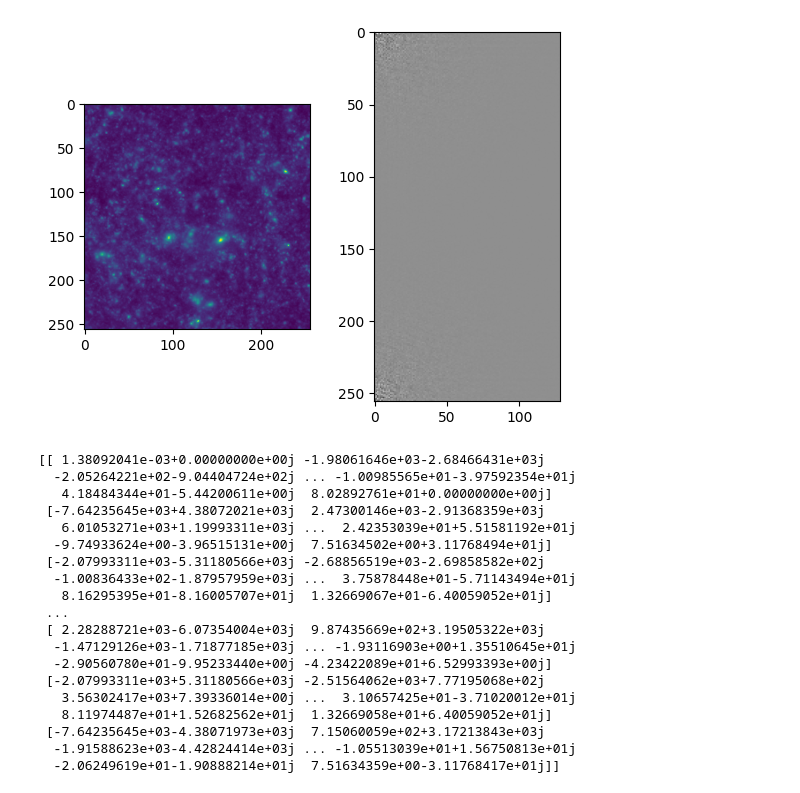
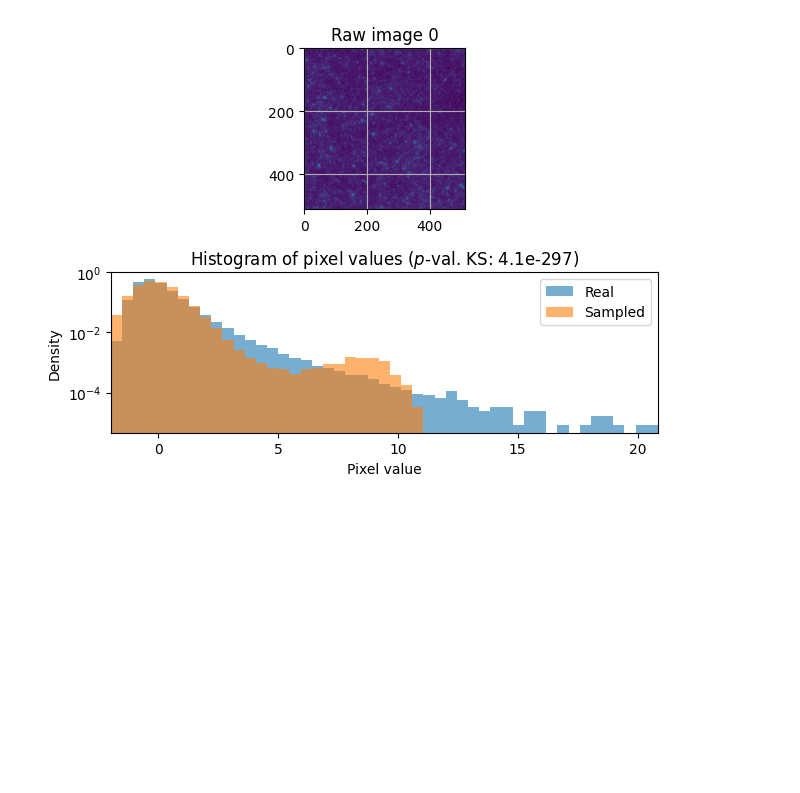
Before and after one commit to LiselotPrins/max_entropy, a Jupyter notebook: fft_begin.ipynb, the cells around one changed output. Saved outputs shown, nothing was run; the diff lists cells and outputs as text; code cells hidden in the pictures; blank space fills up the shorter version.

Commit message:
started exporing FLAMINGO data

```diff
--- a/fft_begin.ipynb
+++ b/fft_begin.ipynb
@@ -12,3 +15,12 @@ sim = ["PLANCK", "LOW_S8", "FIDUCIAL"]
 
 projections_data = h5py.File(path_to_projections+f'projected_maps_slice_5_L1000N1800_{type[0]}_{sim[0]}_8192_lc0_alpha_3.6.h5','r')
 projections = projections_data['proj_maps']
+# %%
+#HYDRO
+rojections_data = h5py.File(path_to_projections+f'projected_maps_slice_5_L1000N1800_{type[1]}_{sim[0]}_8192_lc0_alpha_3.6.h5','r')
+projections = projections_data['proj_maps']
+
+f, (ax1, ax2) = plt.subplots(1, 2)
+ax1.imshow(projections[0])
+ax2.imshow(projections[1])
+plt.show()
@@ -26,30 +89,32 @@ NameError: name 'Z' is not defined
 # %%
-Z = rfft2(im)
+# Z = rfft2(im)
 
-f, (ax1, ax2) = plt.subplots(1, 2)#, sharex='col', sharey='row'
+# f, (ax1, ax2) = plt.subplots(1, 2)#, sharex='col', sharey='row'
 
-ax1.imshow(im)#, cmap=cm.Reds
-ax2.imshow(np.real(Z), cmap=cm.gray)
-plt.show()
-print(Z)
+# ax1.imshow(im)#, cmap=cm.Reds
+# ax2.imshow(np.real(Z), cmap=cm.gray)
+# plt.show()
+# print(Z)
-# %% [output]
-[figure, removed]
-[[ 1.38092041e-03+0.00000000e+00j -1.98061646e+03-2.68466431e+03j
-  -2.05264221e+02-9.04404724e+02j ... -1.00985565e+01-3.97592354e+01j
-   4.18484344e+01-5.44200611e+00j  8.02892761e+01+0.00000000e+00j]
- [-7.64235645e+03+4.38072021e+03j  2.47300146e+03-2.91368359e+03j
-   6.01053271e+03+1.19993311e+03j ...  2.42353039e+01+5.51581192e+01j
-  -9.74933624e+00-3.96515131e+00j  7.51634502e+00+3.11768494e+01j]
- [-2.07993311e+03-5.31180566e+03j -2.68856519e+03-2.69858582e+02j
-  -1.00836433e+02-1.87957959e+03j ...  3.75878448e+01-5.71143494e+01j
-   8.16295395e+01-8.16005707e+01j  1.32669067e+01-6.40059052e+01j]
- ...
- [ 2.28288721e+03-6.07354004e+03j  9.87435669e+02+3.19505322e+03j
-  -1.47129126e+03-1.71877185e+03j ... -1.93116903e+00+1.35510645e+01j
-  -2.90560780e+01-9.95233440e+00j -4.23422089e+01+6.52993393e+00j]
- [-2.07993311e+03+5.31180566e+03j -2.51564062e+03+7.77195068e+02j
-   3.56302417e+03+7.39336014e+00j ...  3.10657425e+01-3.71020012e+01j
-   8.11974487e+01+1.52682562e+01j  1.32669058e+01+6.40059052e+01j]
- [-7.64235645e+03-4.38071973e+03j  7.15060059e+02+3.17213843e+03j
-  -1.91588623e+03-4.42824414e+03j ... -1.05513039e+01+1.56750813e+01j
-  -2.06249619e+01-1.90888214e+01j  7.51634359e+00-3.11768417e+01j]]
+# %%
+def batch_rejection_sample(density, xlim, C, N):
+    Y = np.random.uniform(*xlim,size=N)
+    U = np.random.uniform(size=N)
+    mask = (U <= (xlim[1]-xlim[0])*density(Y)/C)
+    return Y[mask]
+
+def rejection_sampling(size, density, xlim, n_batch=5000):
+    """Univariate rvs, on closed support [a,b]
+    - density should be vectorizable"""
+
+    # Determine C s.t. density(x) <= C * (b-a)^-1
+    N = 10000
+    xx = np.linspace(*xlim,N)
+    yy = density(xx)
+    C = np.max(yy)*(xlim[1]-xlim[0])
+
+    results = np.array([])
+    while(results.size<size):
+        results = np.append(results, batch_rejection_sample(density,xlim,
+                                                            C,N=1000))
+
+    return results[:size]
@@ -55,0 +191,11 @@ print(Z)
+# %%
+projections_data = h5py.File(path_to_projections+f'projected_maps_slice_5_L1000N1800_{type[0]}_{sim[0]}_8192_lc0_alpha_3.6.h5','r')
+projections = projections_data['proj_maps']
+# %%
+for i in range(1):
+    generate_copy_image(projections[i],
+                        i,
+                        extra_upper_l=0,
+                        n=150)
+# %% [output]
+[figure, added]
```
Also changed, not shown: parts of 5 cells of this notebook, 8 other files.
